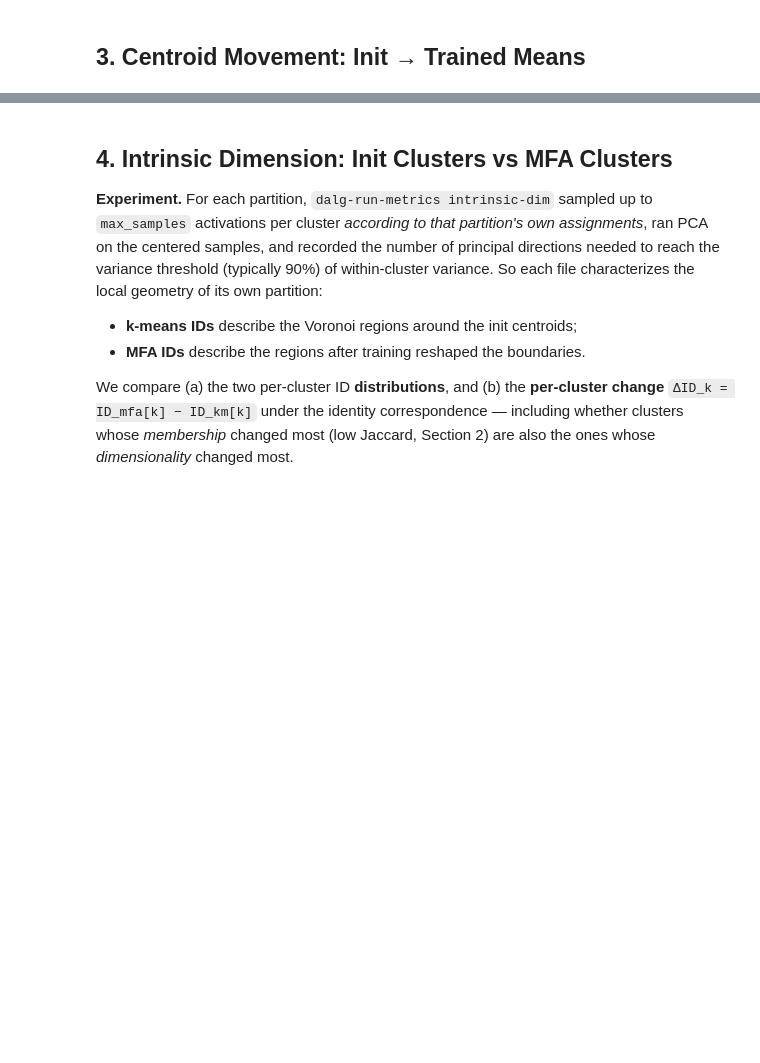
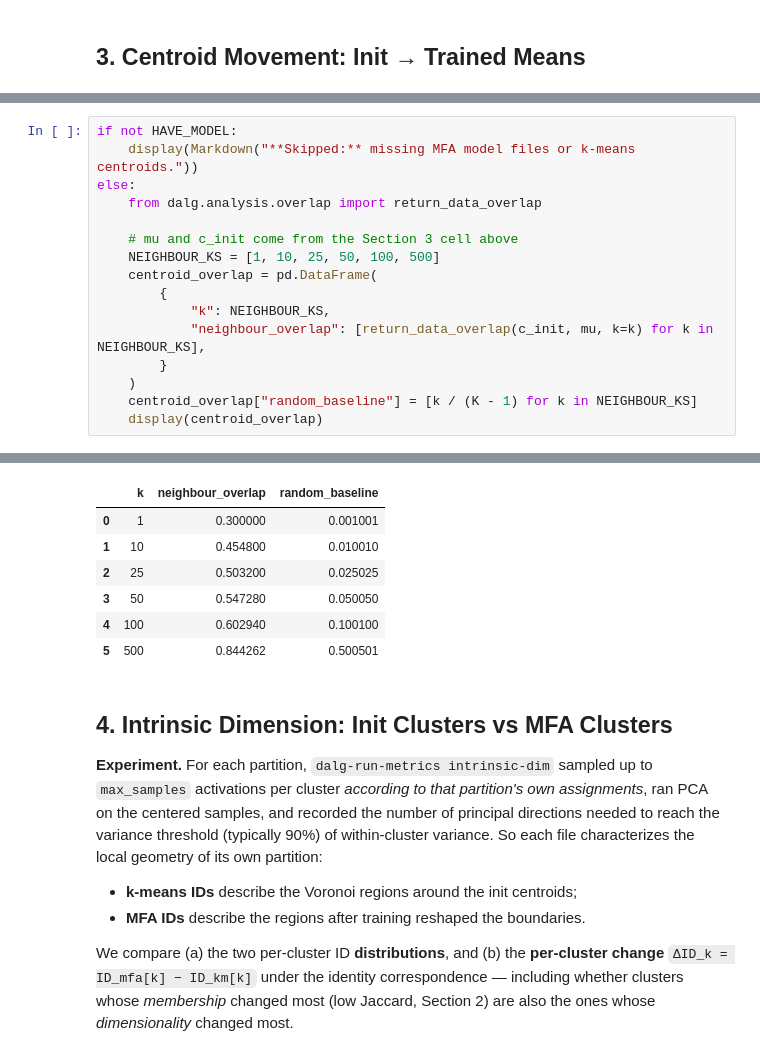
Before and after one commit to alexserra98/decomposing-activations-local-geometry, a Jupyter notebook: notebooks/kmeans_mfa_comparison.ipynb, the cells around one changed output, grey strips where cells are left out. Saved outputs shown, nothing was run; the diff lists cells and outputs as text; blank space fills up the shorter version.

```diff
--- a/notebooks/kmeans_mfa_comparison.ipynb
+++ b/notebooks/kmeans_mfa_comparison.ipynb
@@ -528,0 +639,17 @@ fraction of trained means still nearest their own init centroid: 0.965
+# %%
+if not HAVE_MODEL:
+    display(Markdown("**Skipped:** missing MFA model files or k-means centroids."))
+else:
+    from dalg.analysis.overlap import return_data_overlap
+
+    # mu and c_init come from the Section 3 cell above
+    NEIGHBOUR_KS = [1, 10, 25, 50, 100, 500]
+    centroid_overlap = pd.DataFrame(
+        {
+            "k": NEIGHBOUR_KS,
+            "neighbour_overlap": [return_data_overlap(c_init, mu, k=k) for k in NEIGHBOUR_KS],
+        }
+    )
+    centroid_overlap["random_baseline"] = [k / (K - 1) for k in NEIGHBOUR_KS]
+    display(centroid_overlap)
+# %% [output]
@@ -529,3 +657,10 @@ fraction of trained means still nearest their own init centroid: 0.965
+|  | k | neighbour_overlap | random_baseline |
+| 0 | 1 | 0.300000 | 0.001001 |
+| 1 | 10 | 0.454800 | 0.010010 |
+| 2 | 25 | 0.503200 | 0.025025 |
+| 3 | 50 | 0.547280 | 0.050050 |
+| 4 | 100 | 0.602940 | 0.100100 |
+| 5 | 500 | 0.844262 | 0.500501 |
 # %% [markdown]
 ## 4. Intrinsic Dimension: Init Clusters vs MFA Clusters
 
```
Also changed, not shown: parts of 33 cells of this notebook, 13 other files.
